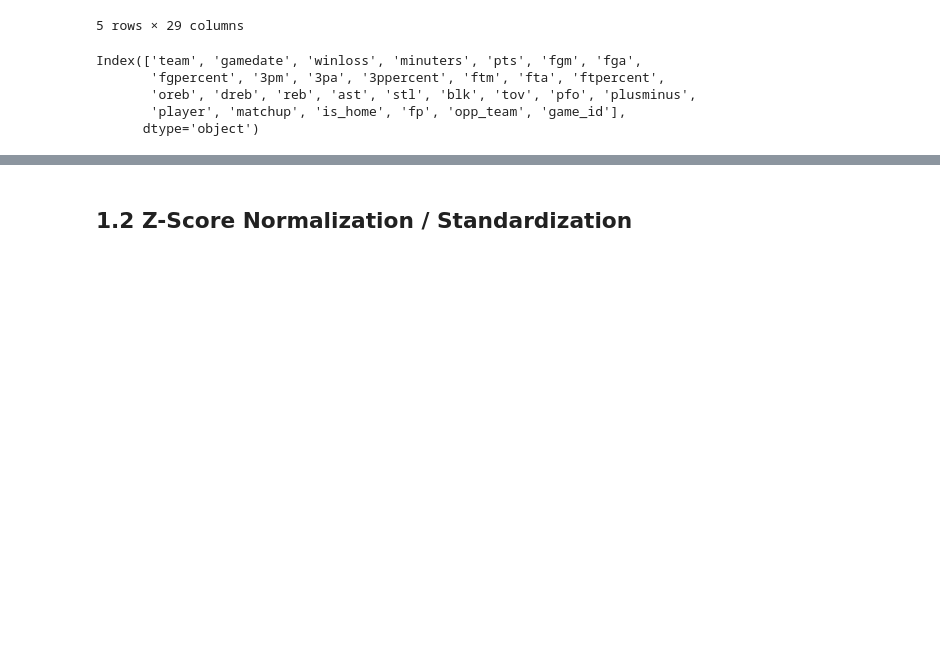
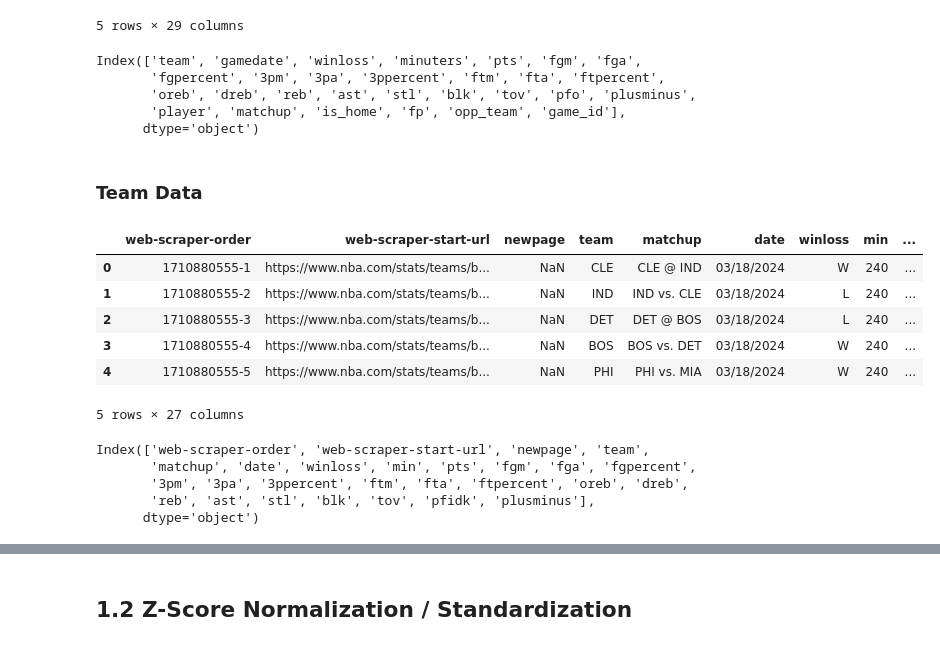
Before and after one commit to BerkeAltiparmak/SportSense.AI, a Jupyter notebook: SportSense.ipynb, the cells around one changed output, grey strips where cells are left out. Saved outputs shown, nothing was run; the diff lists cells and outputs as text; code cells hidden in the pictures; blank space fills up the shorter version.

```diff
--- a/SportSense.ipynb
+++ b/SportSense.ipynb
@@ -114,3 +114,5 @@ Index(['team', 'gamedate', 'winloss', 'minuters', 'pts', 'fgm', 'fga',
        'oreb', 'dreb', 'reb', 'ast', 'stl', 'blk', 'tov', 'pfo', 'plusminus',
        'player', 'matchup', 'is_home', 'fp', 'opp_team', 'game_id'],
       dtype='object')
+# %% [markdown]
+### Team Data
@@ -116,0 +122,18 @@ Index(['team', 'gamedate', 'winloss', 'minuters', 'pts', 'fgm', 'fga',
+# %%
+team_df.head()
+# %% [output]
+|  | web-scraper-order | web-scraper-start-url | newpage | team | matchup | date | winloss | min | ... |
+| 0 | 1710880555-1 | https://www.nba.com/stats/teams/b... | NaN | CLE | CLE @ IND | 03/18/2024 | W | 240 | ... |
+| 1 | 1710880555-2 | https://www.nba.com/stats/teams/b... | NaN | IND | IND vs. CLE | 03/18/2024 | L | 240 | ... |
+| 2 | 1710880555-3 | https://www.nba.com/stats/teams/b... | NaN | DET | DET @ BOS | 03/18/2024 | L | 240 | ... |
+| 3 | 1710880555-4 | https://www.nba.com/stats/teams/b... | NaN | BOS | BOS vs. DET | 03/18/2024 | W | 240 | ... |
+| 4 | 1710880555-5 | https://www.nba.com/stats/teams/b... | NaN | PHI | PHI vs. MIA | 03/18/2024 | W | 240 | ... |
+5 rows × 27 columns
+# %%
+team_df.columns
+# %% [output]
+Index(['web-scraper-order', 'web-scraper-start-url', 'newpage', 'team',
+       'matchup', 'date', 'winloss', 'min', 'pts', 'fgm', 'fga', 'fgpercent',
+       '3pm', '3pa', '3ppercent', 'ftm', 'fta', 'ftpercent', 'oreb', 'dreb',
+       'reb', 'ast', 'stl', 'blk', 'tov', 'pfidk', 'plusminus'],
+      dtype='object')
```
Also changed, not shown: parts of 8 cells of this notebook.
